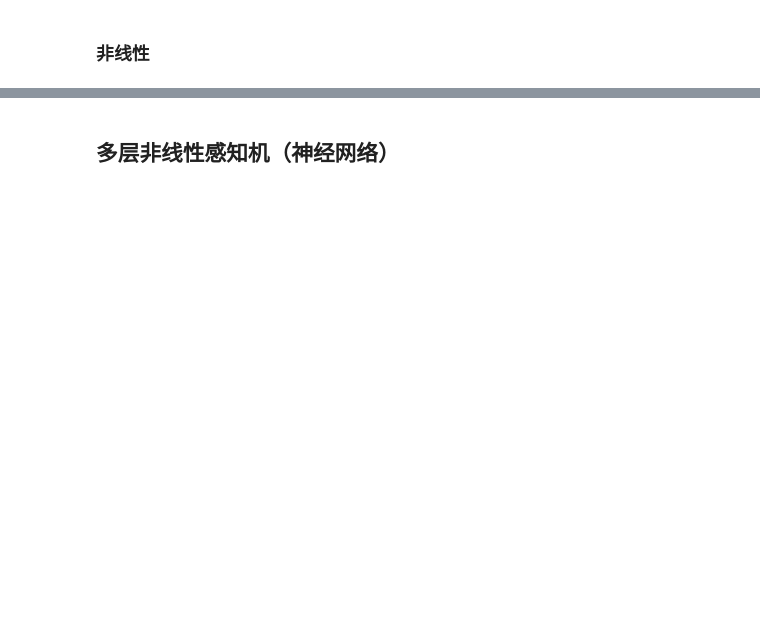
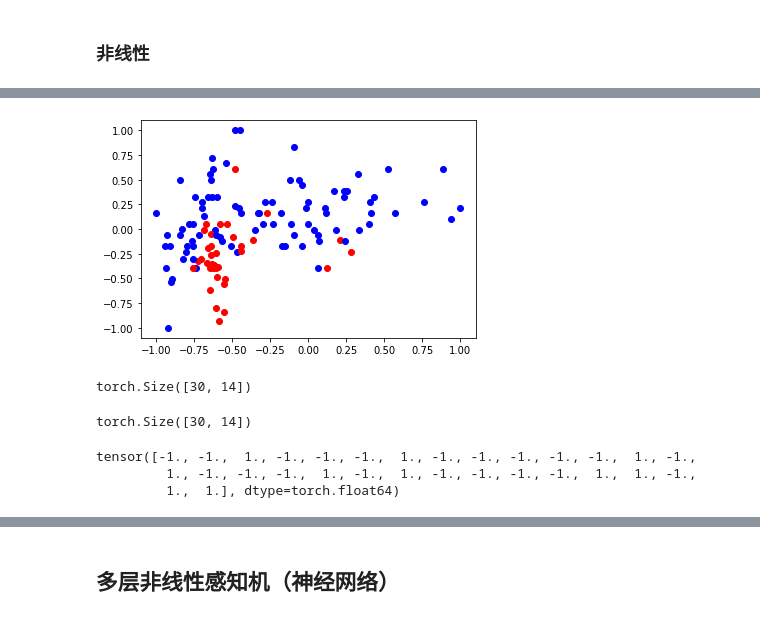
Before and after one commit to WANGH950/Statistical-Machine-Learning, a Jupyter notebook: 2ST/experiment.ipynb, the cells around one changed output, grey strips where cells are left out. Drawn from its saved outputs; the diff is of its cells as text; code cells hidden in the pictures; blank space fills up the shorter version.

```diff
--- a/2ST/experiment.ipynb
+++ b/2ST/experiment.ipynb
@@ -600,0 +620,10 @@ tensor(0.9630)
+# %%
+k1 = 1
+k2 = 3
+for i in range(train_data_nonlinear.shape[0]):
+    if train_data_nonlinear[i,-1].int() == 0:
+        plt.scatter(train_data_nonlinear[i,k1],train_data_nonlinear[i,k2],color='r')
+    else:
+        plt.scatter(train_data_nonlinear[i,k1],train_data_nonlinear[i,k2],color='b')
+# %% [output]
+[figure, added]
@@ -600,0 +662,14 @@ tensor(0.9630)
+# %%
+kernel_data_svm1.shape
+# %% [output]
+torch.Size([30, 14])
+# %%
+kernel_data_svm2.shape
+# %% [output]
+torch.Size([30, 14])
+# %%
+kernel_data_svm1[:,-1]
+# %% [output]
+tensor([-1., -1.,  1., -1., -1., -1.,  1., -1., -1., -1., -1., -1.,  1., -1.,
+         1., -1., -1., -1.,  1., -1.,  1., -1., -1., -1., -1.,  1.,  1., -1.,
+         1.,  1.], dtype=torch.float64)
```
Also changed, not shown: parts of 37 cells of this notebook.
